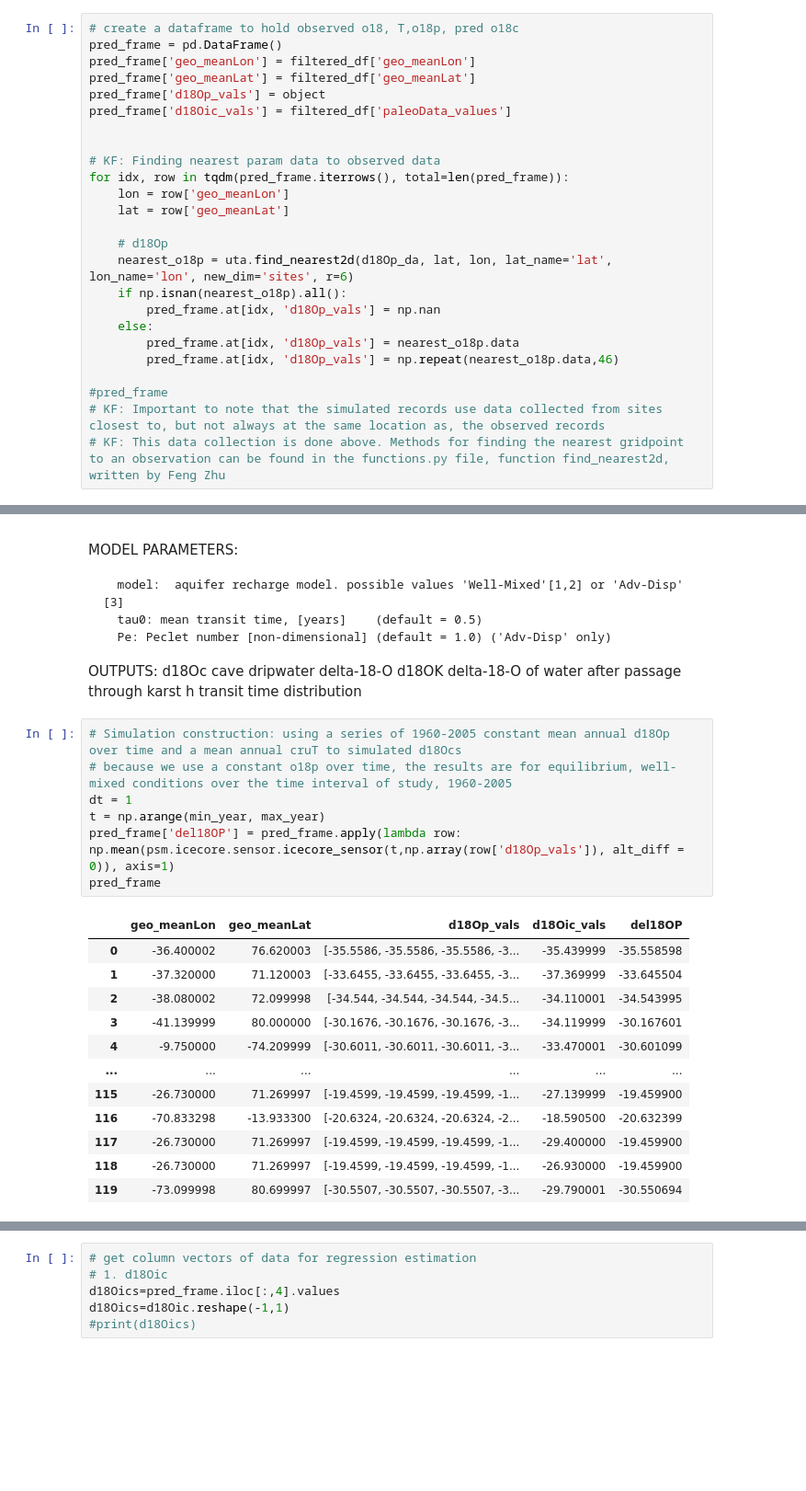
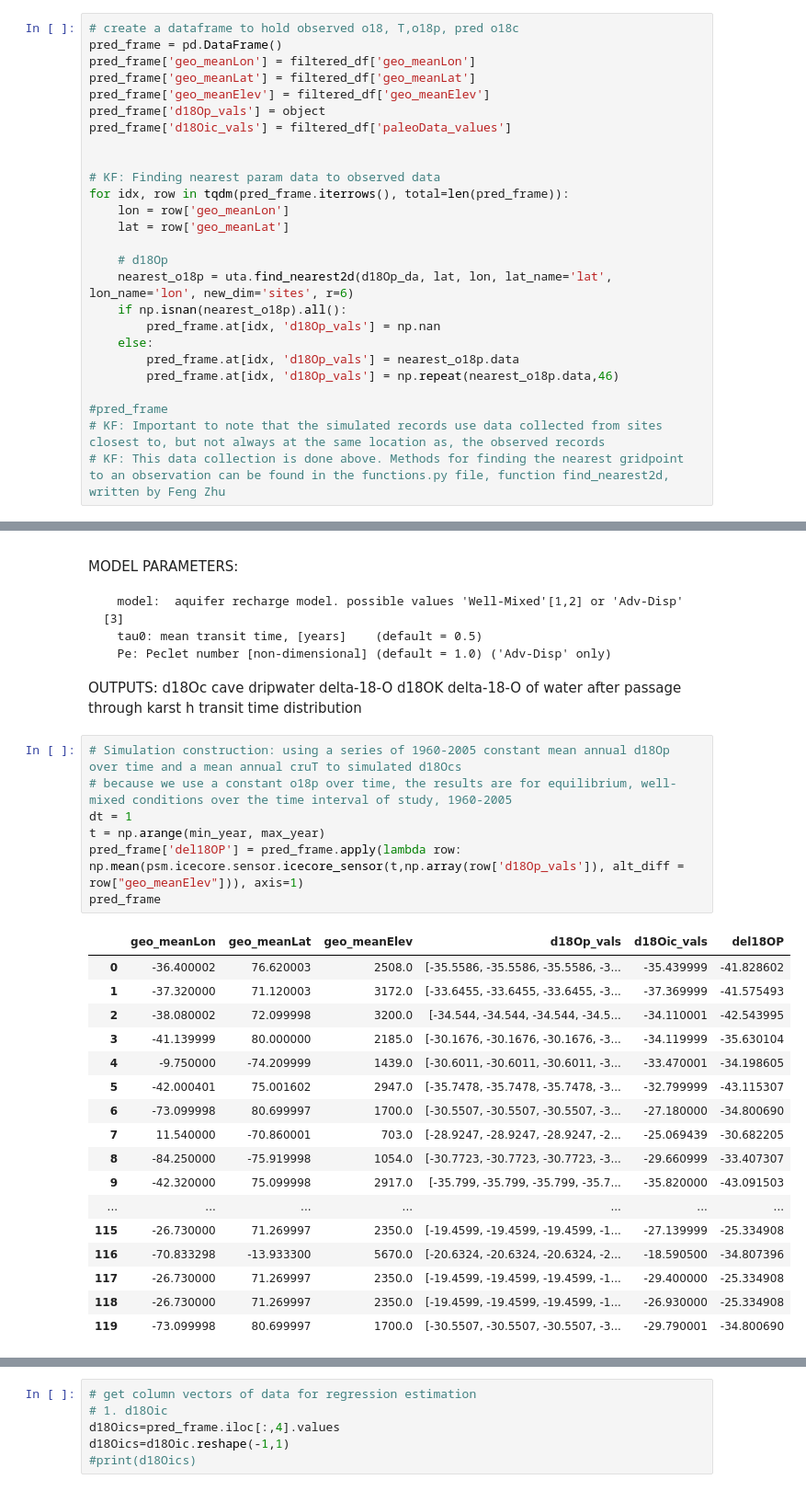
Before and after one commit to lluecke/dod2k, a Jupyter notebook: notebooks/analysis_icecore.ipynb, the cells around one changed output, grey strips where cells are left out. Shown at 92% size. Saved outputs shown, nothing was run; the diff lists cells and outputs as text; blank space fills up the shorter version.

```diff
--- a/notebooks/analysis_icecore.ipynb
+++ b/notebooks/analysis_icecore.ipynb
@@ -267,6 +264,7 @@ d18Op_da.name = 'd18Op'
 pred_frame = pd.DataFrame()
 pred_frame['geo_meanLon'] = filtered_df['geo_meanLon']
 pred_frame['geo_meanLat'] = filtered_df['geo_meanLat']
+pred_frame['geo_meanElev'] = filtered_df['geo_meanElev']
 pred_frame['d18Op_vals'] = object
 pred_frame['d18Oic_vals'] = filtered_df['paleoData_values']
 
@@ -356,20 +359,25 @@ Speleothem Calcite [Sensor] Model
 # %%
 # Simulation construction: using a series of 1960-2005 constant mean annual d18Op over time and a mean annual cruT to simulated d18Ocs
 # because we use a constant o18p over time, the results are for equilibrium, well-mixed conditions over the time interval of study, 1960-2005
 dt = 1
 t = np.arange(min_year, max_year)
-pred_frame['del18OP'] = pred_frame.apply(lambda row: np.mean(psm.icecore.sensor.icecore_sensor(t,np.array(row['d18Op_vals']), alt_diff = 0)), axis=1)
+pred_frame['del18OP'] = pred_frame.apply(lambda row: np.mean(psm.icecore.sensor.icecore_sensor(t,np.array(row['d18Op_vals']), alt_diff = row["geo_meanElev"])), axis=1)
 pred_frame
 # %% [output]
-|  | geo_meanLon | geo_meanLat | d18Op_vals | d18Oic_vals | del18OP |
-| 0 | -36.400002 | 76.620003 | [-35.5586, -35.5586, -35.5586, -3... | -35.439999 | -35.558598 |
-| 1 | -37.320000 | 71.120003 | [-33.6455, -33.6455, -33.6455, -3... | -37.369999 | -33.645504 |
-| 2 | -38.080002 | 72.099998 | [-34.544, -34.544, -34.544, -34.5... | -34.110001 | -34.543995 |
-| 3 | -41.139999 | 80.000000 | [-30.1676, -30.1676, -30.1676, -3... | -34.119999 | -30.167601 |
-| 4 | -9.750000 | -74.209999 | [-30.6011, -30.6011, -30.6011, -3... | -33.470001 | -30.601099 |
-| ... | ... | ... | ... | ... | ... |
-| 115 | -26.730000 | 71.269997 | [-19.4599, -19.4599, -19.4599, -1... | -27.139999 | -19.459900 |
-| 116 | -70.833298 | -13.933300 | [-20.6324, -20.6324, -20.6324, -2... | -18.590500 | -20.632399 |
-| 117 | -26.730000 | 71.269997 | [-19.4599, -19.4599, -19.4599, -1... | -29.400000 | -19.459900 |
-| 118 | -26.730000 | 71.269997 | [-19.4599, -19.4599, -19.4599, -1... | -26.930000 | -19.459900 |
-| 119 | -73.099998 | 80.699997 | [-30.5507, -30.5507, -30.5507, -3... | -29.790001 | -30.550694 |
+|  | geo_meanLon | geo_meanLat | geo_meanElev | d18Op_vals | d18Oic_vals | del18OP |
+| 0 | -36.400002 | 76.620003 | 2508.0 | [-35.5586, -35.5586, -35.5586, -3... | -35.439999 | -41.828602 |
+| 1 | -37.320000 | 71.120003 | 3172.0 | [-33.6455, -33.6455, -33.6455, -3... | -37.369999 | -41.575493 |
+| 2 | -38.080002 | 72.099998 | 3200.0 | [-34.544, -34.544, -34.544, -34.5... | -34.110001 | -42.543995 |
+| 3 | -41.139999 | 80.000000 | 2185.0 | [-30.1676, -30.1676, -30.1676, -3... | -34.119999 | -35.630104 |
+| 4 | -9.750000 | -74.209999 | 1439.0 | [-30.6011, -30.6011, -30.6011, -3... | -33.470001 | -34.198605 |
+| 5 | -42.000401 | 75.001602 | 2947.0 | [-35.7478, -35.7478, -35.7478, -3... | -32.799999 | -43.115307 |
+| 6 | -73.099998 | 80.699997 | 1700.0 | [-30.5507, -30.5507, -30.5507, -3... | -27.180000 | -34.800690 |
+| 7 | 11.540000 | -70.860001 | 703.0 | [-28.9247, -28.9247, -28.9247, -2... | -25.069439 | -30.682205 |
+| 8 | -84.250000 | -75.919998 | 1054.0 | [-30.7723, -30.7723, -30.7723, -3... | -29.660999 | -33.407307 |
+| 9 | -42.320000 | 75.099998 | 2917.0 | [-35.799, -35.799, -35.799, -35.7... | -35.820000 | -43.091503 |
+| ... | ... | ... | ... | ... | ... | ... |
+| 115 | -26.730000 | 71.269997 | 2350.0 | [-19.4599, -19.4599, -19.4599, -1... | -27.139999 | -25.334908 |
+| 116 | -70.833298 | -13.933300 | 5670.0 | [-20.6324, -20.6324, -20.6324, -2... | -18.590500 | -34.807396 |
+| 117 | -26.730000 | 71.269997 | 2350.0 | [-19.4599, -19.4599, -19.4599, -1... | -29.400000 | -25.334908 |
+| 118 | -26.730000 | 71.269997 | 2350.0 | [-19.4599, -19.4599, -19.4599, -1... | -26.930000 | -25.334908 |
+| 119 | -73.099998 | 80.699997 | 1700.0 | [-30.5507, -30.5507, -30.5507, -3... | -29.790001 | -34.800690 |
```
Also changed, not shown: parts of 17 cells of this notebook, 1 other file.
